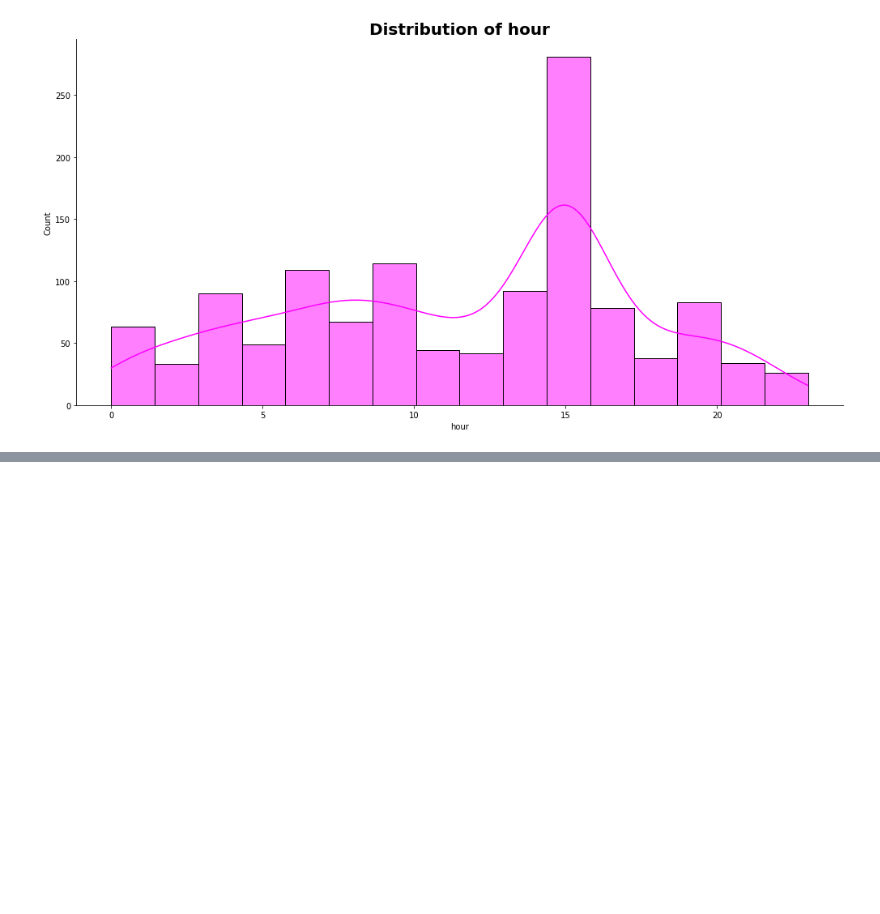
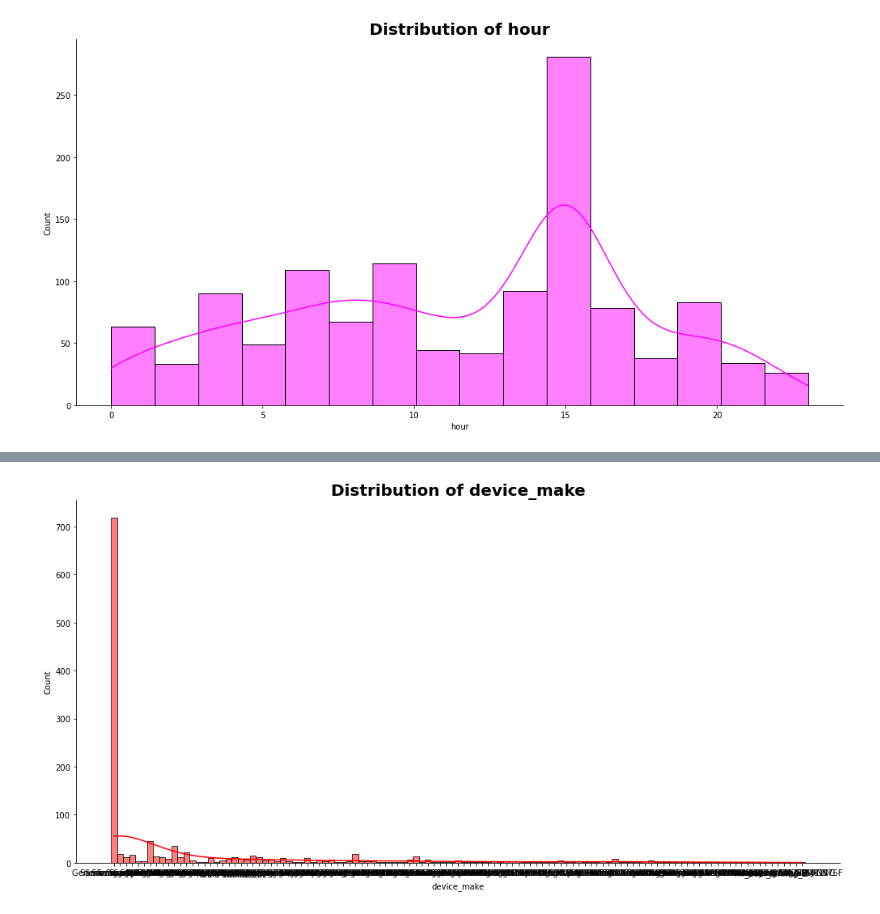
Before and after one commit to toussyn/abtest-mlops, a Jupyter notebook: notebooks/exploratory_data_analysis.ipynb, the cells around one changed output, grey strips where cells are left out. Saved outputs shown, nothing was run; the diff lists cells and outputs as text; code cells hidden in the pictures; blank space fills up the shorter version.

Commit message:
Feat(add): added more exoplratory plots than before

```diff
--- a/notebooks/exploratory_data_analysis.ipynb
+++ b/notebooks/exploratory_data_analysis.ipynb
@@ -260,0 +277,4 @@ fig = visualization.plot_hist(response,'hour','magenta')
+# %%
+fig = visualization.plot_hist(response,'device_make','red')
+# %% [output]
+[figure, added]
```
Also changed, not shown: parts of 10 cells of this notebook.
